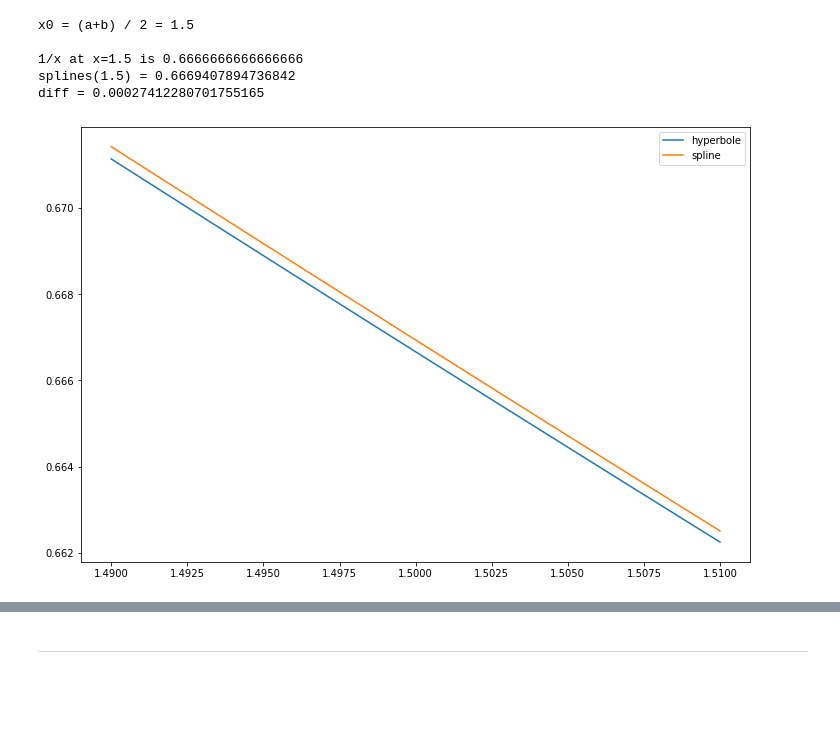
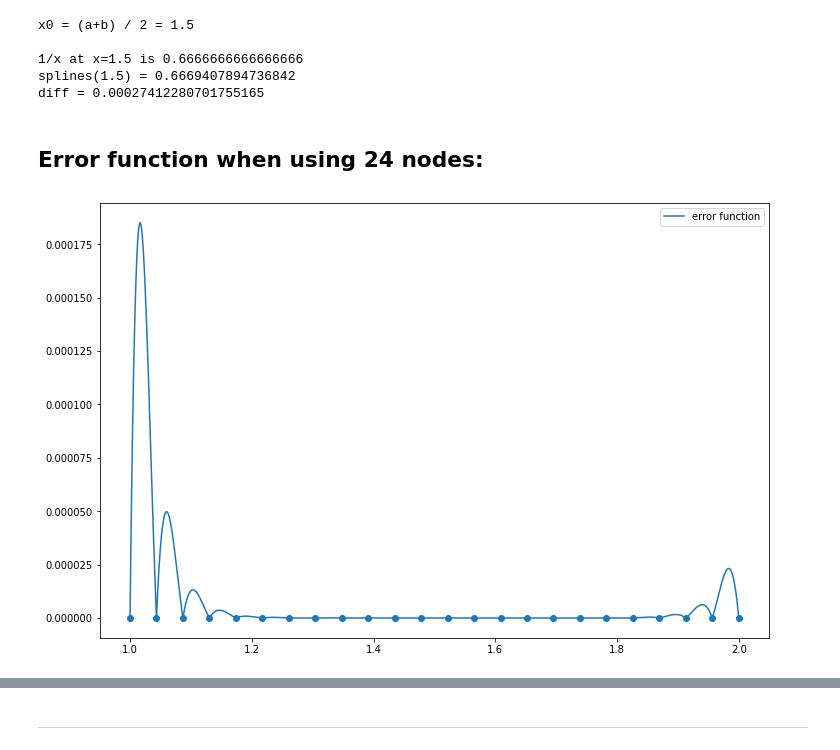
Before and after one commit to rosteeslove/bsuir-4th-term-python-stuff, a Jupyter notebook: numerical_analysis_methods/splineinterpolation/notebook.ipynb, the cells around one changed output, grey strips where cells are left out. Cells and saved outputs as stored; diff of their text form; code cells hidden in the pictures; blank space fills up the shorter version.

```diff
--- a/numerical_analysis_methods/splineinterpolation/notebook.ipynb
+++ b/numerical_analysis_methods/splineinterpolation/notebook.ipynb
@@ -120,11 +148,22 @@ x0 = (a+b) / 2 = 1.5
 1/x at x=1.5 is 0.6666666666666666
 splines(1.5) = 0.6669407894736842
 diff = 0.00027412280701755165
-# %%
-desired_domain = np.linspace(1.49, 1.51, 100)
-plt.plot(desired_domain, hyperbole(desired_domain), label='hyperbole')
-plt.plot(desired_domain, desired_spline(desired_domain - xs[3]), label='spline')
-plt.legend()
-plt.show()
-# %% [output]
-[figure, removed]
+# %% [markdown]
+## Error function when using 24 nodes:
+# %%
+nodes_num = 24
+
+xs = np.linspace(a, b, nodes_num)
+ys = np.array([hyperbole(x) for x in xs])
+nodes = [(x, y) for (x, y) in zip(xs, ys)]
+
+approx = methods.approx_beta(nodes)
+domain = np.linspace(xs[0], xs[-1], 2000)
+
+plt.scatter(xs, [0 for _ in xs])
+
+plt.plot(domain, [abs(hyperbole(x) - approx(x)) for x in domain], label='error function')
+plt.legend()
+plt.show()
+# %% [output]
+[figure, added]
```
Also changed, not shown: parts of 16 cells of this notebook, 1 other file.
